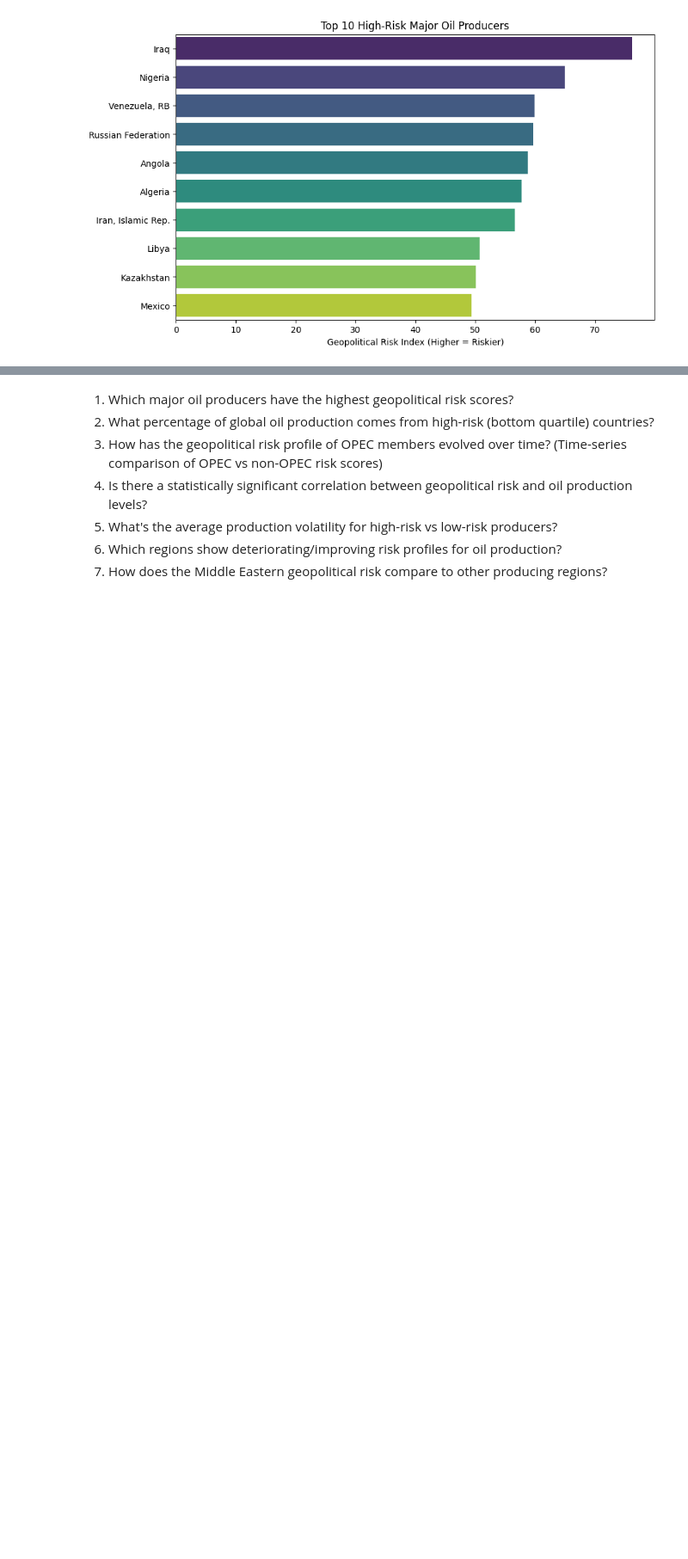
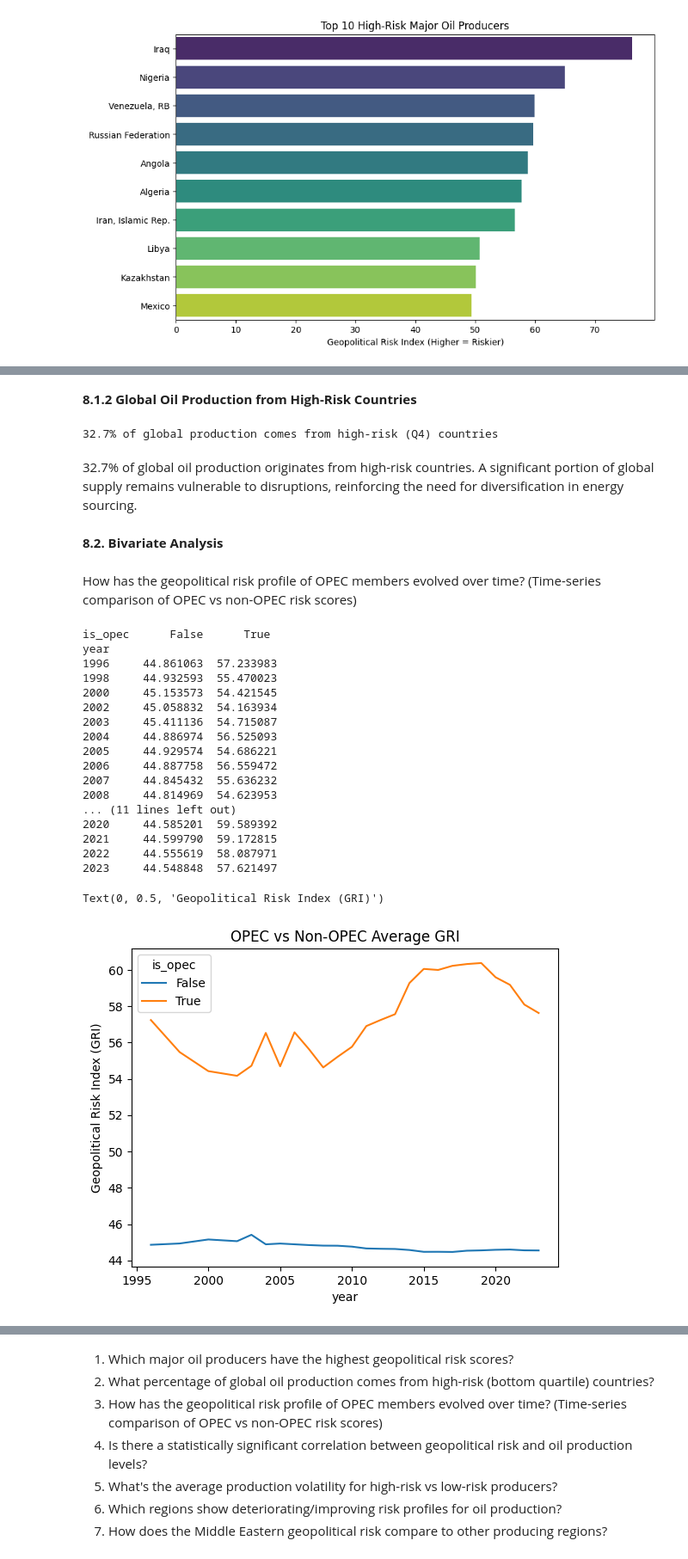
Before and after one commit to EMuritu/Geopolitical_Risk_Index, a Jupyter notebook: Geopolitical_Risk_Index.ipynb, the cells around one changed output, grey strips where cells are left out. Shown at 86% size. Drawn from its saved outputs; the diff is of its cells as text; code cells hidden in the pictures; blank space fills up the shorter version.

```diff
--- a/Geopolitical_Risk_Index.ipynb
+++ b/Geopolitical_Risk_Index.ipynb
@@ -703,0 +711,54 @@ Analysis
+# %% [markdown]
+**8.1.2 Global Oil Production from High-Risk Countries**
+# %%
+# Define risk quartiles
+merged['risk_quartile'] = pd.qcut(merged['composite_risk'], q=4, labels=['Q1 (Low)', 'Q2', 'Q3', 'Q4 (High)'])
+
+# Calculate shares
+total_prod = merged['oil_production_kbd'].sum()
+high_risk_share = (
+    merged[merged['risk_quartile'] == 'Q4 (High)']['oil_production_kbd'].sum()
+    / total_prod * 100
+)
+
+print(f"{high_risk_share:.1f}% of global production comes from high-risk (Q4) countries")
+# %% [output]
+32.7% of global production comes from high-risk (Q4) countries
+# %% [markdown]
+32.7% of global oil production originates from high-risk countries. A significant portion of global supply remains vulnerable to disruptions, reinforcing the need for diversification in energy sourcing.
+# %% [markdown]
+**8.2. Bivariate Analysis**
+# %% [markdown]
+How has the geopolitical risk profile of OPEC members evolved over time? (Time-series comparison of OPEC vs non-OPEC risk scores)
+# %%
+# Identify OPEC members
+opec_countries = ['Algeria', 'Iran', 'Iraq', 'Kuwait', 'Equitorial Guinea', 'Gabon',
+                 'Libya', 'Nigeria', 'Republic of Congo','Saudi Arabia', 'United Arab Emirates', 'Venezuela']
+
+merged['is_opec'] = merged['country'].isin(opec_countries)
+
+# Yearly risk comparison
+risk_trend = merged.groupby(['year', 'is_opec'])['composite_risk'].mean().unstack()
+print(risk_trend)
+risk_trend.plot(title='OPEC vs Non-OPEC Average GRI')
+plt.ylabel('Geopolitical Risk Index (GRI)')
+# %% [output]
+is_opec      False      True
+year
+1996     44.861063  57.233983
+1998     44.932593  55.470023
+2000     45.153573  54.421545
+2002     45.058832  54.163934
+2003     45.411136  54.715087
+2004     44.886974  56.525093
+2005     44.929574  54.686221
+2006     44.887758  56.559472
+2007     44.845432  55.636232
+2008     44.814969  54.623953
+... (11 lines left out)
+2020     44.585201  59.589392
+2021     44.599790  59.172815
+2022     44.555619  58.087971
+2023     44.548848  57.621497
+Text(0, 0.5, 'Geopolitical Risk Index (GRI)')
+[figure, added]
```
Also changed, not shown: parts of 5 cells of this notebook.
